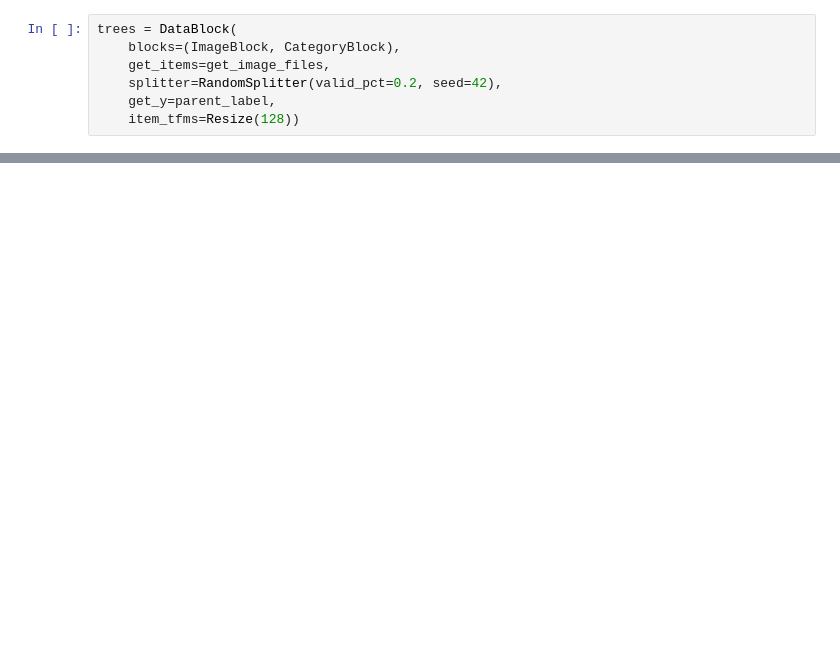
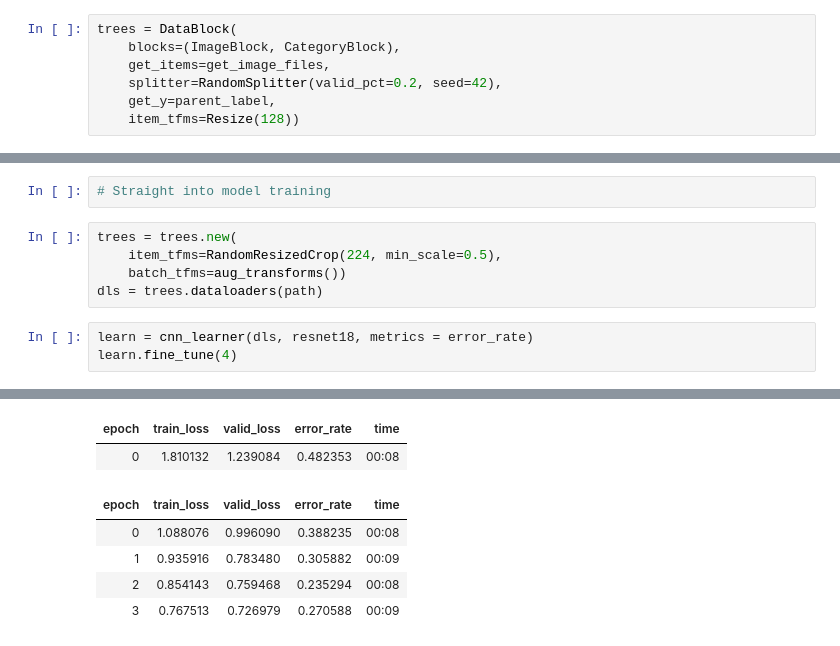
Before and after one commit to mjogrady61/deep_learning, a Jupyter notebook: my_image_app.ipynb, the cells around one changed output, grey strips where cells are left out. Drawn from its saved outputs; the diff is of its cells as text; blank space fills up the shorter version.

Commit message:
Trained 1st iter of model

```diff
--- a/my_image_app.ipynb
+++ b/my_image_app.ipynb
@@ -61,0 +74,11 @@ TypeError: 'NoneType' object is not iterable
+# %%
+# Straight into model training
+# %%
+trees = trees.new(
+    item_tfms=RandomResizedCrop(224, min_scale=0.5),
+    batch_tfms=aug_transforms())
+dls = trees.dataloaders(path)
+# %%
+learn = cnn_learner(dls, resnet18, metrics = error_rate)
+learn.fine_tune(4)
+# %% [output]
@@ -61,0 +86,7 @@ TypeError: 'NoneType' object is not iterable
+| epoch | train_loss | valid_loss | error_rate | time |
+| 0 | 1.810132 | 1.239084 | 0.482353 | 00:08 |
+| epoch | train_loss | valid_loss | error_rate | time |
+| 0 | 1.088076 | 0.996090 | 0.388235 | 00:08 |
+| 1 | 0.935916 | 0.783480 | 0.305882 | 00:09 |
+| 2 | 0.854143 | 0.759468 | 0.235294 | 00:08 |
+| 3 | 0.767513 | 0.726979 | 0.270588 | 00:09 |
```
Also changed, not shown: parts of 11 cells of this notebook.
